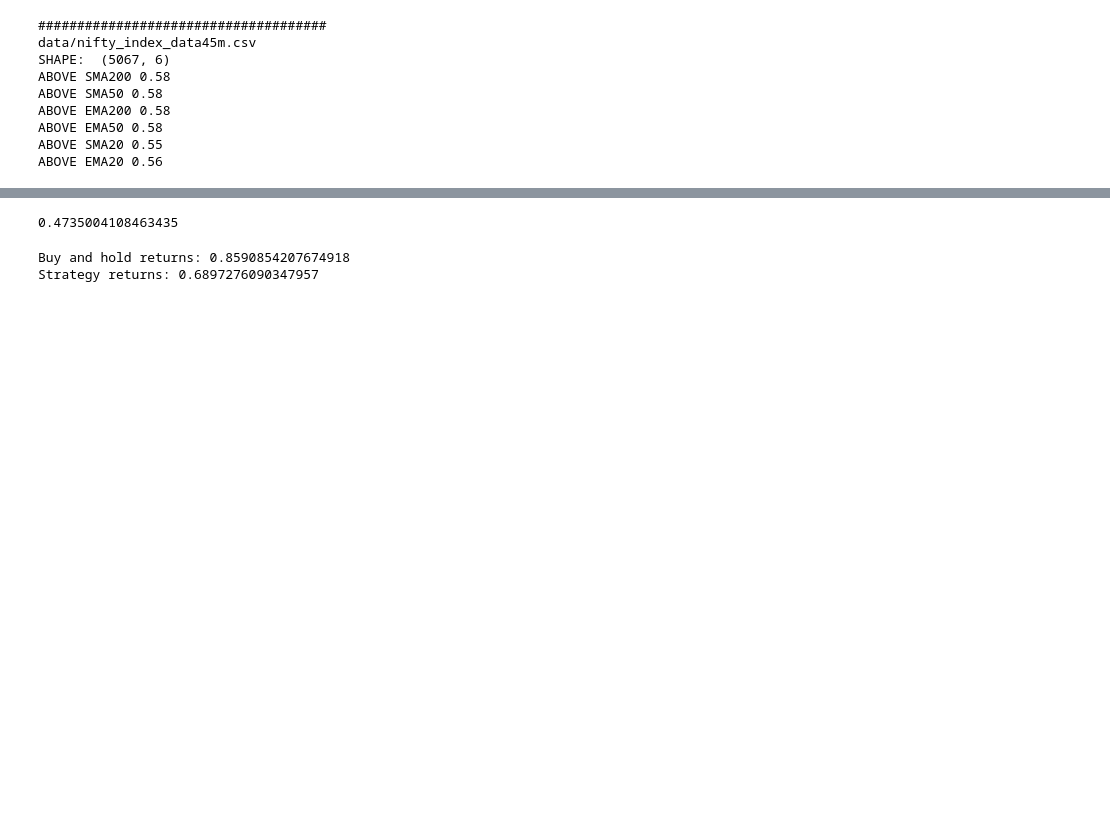
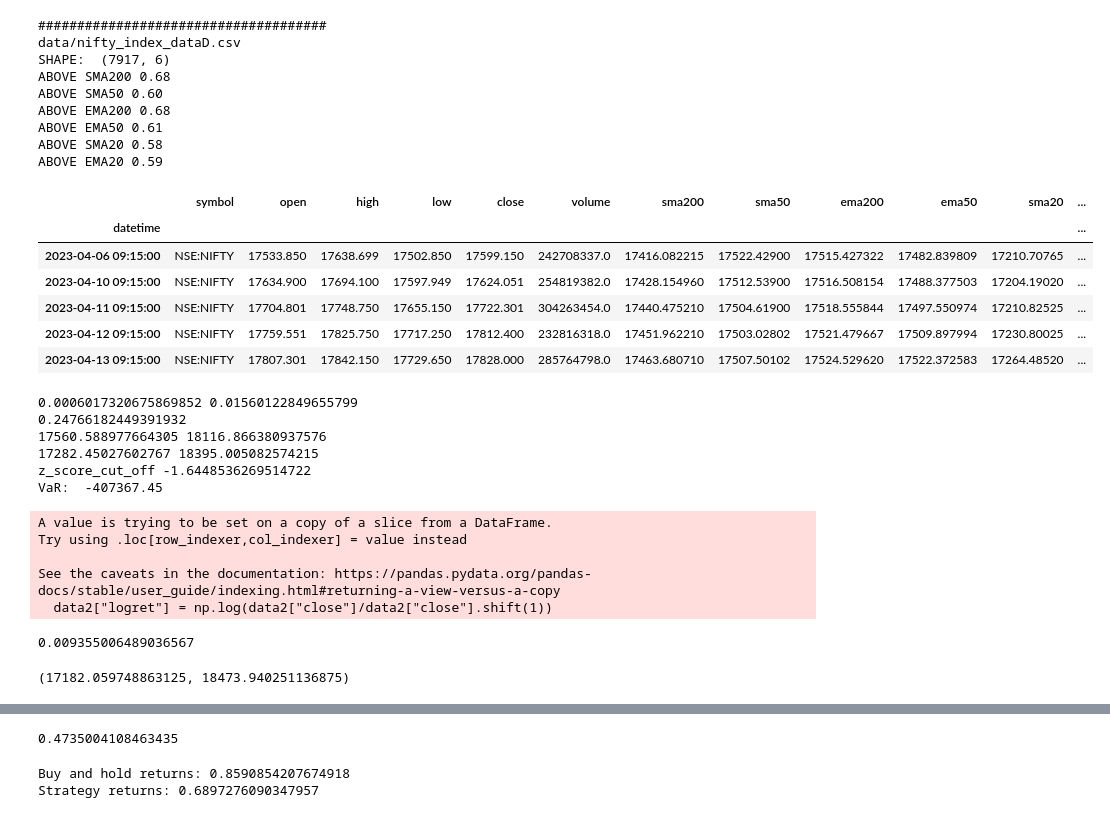
Before and after one commit to ayushmaan/OptionX, a Jupyter notebook: AnalysisData.ipynb, the cells around one changed output, grey strips where cells are left out. Saved outputs shown, nothing was run; the diff lists cells and outputs as text; code cells hidden in the pictures; blank space fills up the shorter version.

```diff
--- a/AnalysisData.ipynb
+++ b/AnalysisData.ipynb
@@ -6,6 +8,6 @@ import glob
 import numpy as np
 # %%
-for f in glob.glob("data/nifty_index_data45*.csv"):
+for f in glob.glob("data/nifty_index_dataD*.csv"):
     if "vix" not in f:
         print("#####################################")
         print(f)
@@ -30,11 +32,72 @@ for f in glob.glob("data/nifty_index_data45*.csv"):
         print("ABOVE EMA20 {:.2f}".format((data["ema20"]<=data["close"]).sum()/data.shape[0]))
 # %% [output]
 #####################################
-data/nifty_index_data45m.csv
-SHAPE:  (5067, 6)
-ABOVE SMA200 0.58
-ABOVE SMA50 0.58
-ABOVE EMA200 0.58
-ABOVE EMA50 0.58
-ABOVE SMA20 0.55
-ABOVE EMA20 0.56
+data/nifty_index_dataD.csv
+SHAPE:  (7917, 6)
+ABOVE SMA200 0.68
+ABOVE SMA50 0.60
+ABOVE EMA200 0.68
+ABOVE EMA50 0.61
+ABOVE SMA20 0.58
+ABOVE EMA20 0.59
+# %%
+data.tail()
+# %% [output]
+|  | symbol | open | high | low | close | volume | sma200 | sma50 | ema200 | ema50 | sma20 | ... |
+| datetime |  |  |  |  |  |  |  |  |  |  |  | ... |
+| 2023-04-06 09:15:00 | NSE:NIFTY | 17533.850 | 17638.699 | 17502.850 | 17599.150 | 242708337.0 | 17416.082215 | 17522.42900 | 17515.427322 | 17482.839809 | 17210.70765 | ... |
+| 2023-04-10 09:15:00 | NSE:NIFTY | 17634.900 | 17694.100 | 17597.949 | 17624.051 | 254819382.0 | 17428.154960 | 17512.53900 | 17516.508154 | 17488.377503 | 17204.19020 | ... |
+| 2023-04-11 09:15:00 | NSE:NIFTY | 17704.801 | 17748.750 | 17655.150 | 17722.301 | 304263454.0 | 17440.475210 | 17504.61900 | 17518.555844 | 17497.550974 | 17210.82525 | ... |
+| 2023-04-12 09:15:00 | NSE:NIFTY | 17759.551 | 17825.750 | 17717.250 | 17812.400 | 232816318.0 | 17451.962210 | 17503.02802 | 17521.479667 | 17509.897994 | 17230.80025 | ... |
+| 2023-04-13 09:15:00 | NSE:NIFTY | 17807.301 | 17842.150 | 17729.650 | 17828.000 | 285764798.0 | 17463.680710 | 17507.50102 | 17524.529620 | 17522.372583 | 17264.48520 | ... |
+# %%
+spot = 17828
+confidence_level = .95
+intial_investment = 1000000
+
+daily_n_std = data["close"].pct_change().std()
+daily_n_mean = data["close"].pct_change().mean()
+print(daily_n_mean,daily_n_std)
+
+#annual vol
+
+annu_n_std = daily_n_std*np.sqrt(252)
+print(annu_n_std)
+
+sd1_upper = daily_n_mean+1*daily_n_std
+sd1_lower = daily_n_mean-1*daily_n_std
+
+sd2_upper = daily_n_mean+2*daily_n_std
+sd2_lower = daily_n_mean-2*daily_n_std
+
+print((1+sd1_lower)*spot,(1+sd1_upper)*spot)
+print((1+sd2_lower)*spot,(1+sd2_upper)*spot)
+
+######## z score #############
+z_score_cut_off = norm.ppf(1-confidence_level,0,1)
+print("z_score_cut_off",z_score_cut_off)
+print("VaR:  {:.2f}".format(z_score_cut_off*intial_investment*annu_n_std))
+# %% [output]
+0.0006017320675869852 0.01560122849655799
+0.24766182449391932
+17560.588977664305 18116.866380937576
+17282.45027602767 18395.005082574215
+z_score_cut_off -1.6448536269514722
+VaR:  -407367.45
+# %%
+data2 =data.tail(272)
+data2["logret"] = np.log(data2["close"]/data2["close"].shift(1))
+# %% [output]
+A value is trying to be set on a copy of a slice from a DataFrame.
+Try using .loc[row_indexer,col_indexer] = value instead
+
+See the caveats in the documentation: https://pandas.pydata.org/pandas-docs/stable/user_guide/indexing.html#returning-a-view-versus-a-copy
+  data2["logret"] = np.log(data2["close"]/data2["close"].shift(1))
+# %%
+stddev = data2["logret"].std()
+print(stddev)
+
+spot-(spot*stddev*np.sqrt(15)) ,spot+(spot*stddev*np.sqrt(15))
+# %% [output]
+0.009355006489036567
+(17182.059748863125, 18473.940251136875)
```
Also changed, not shown: parts of 4 cells of this notebook, 2 other files.
